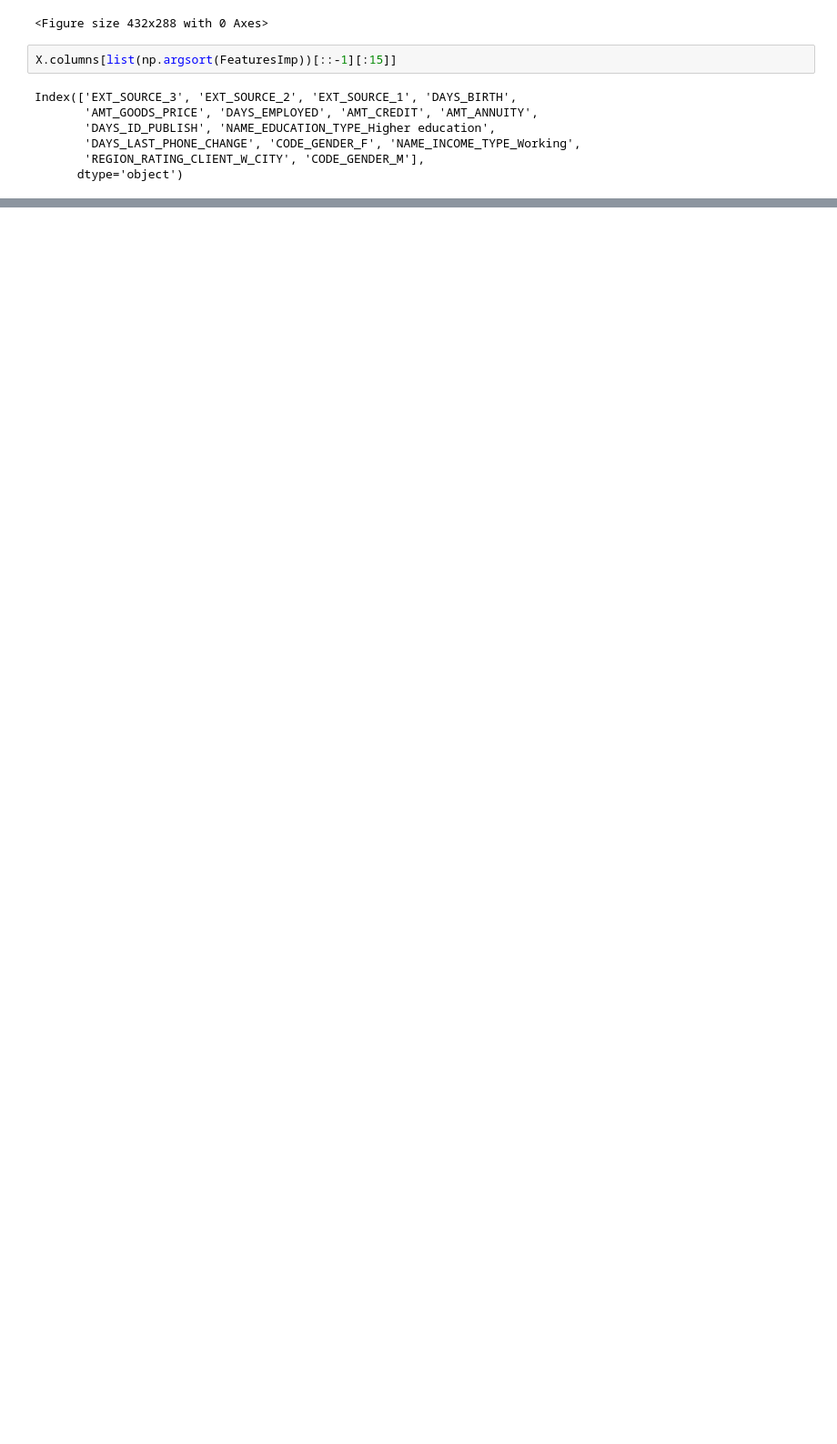
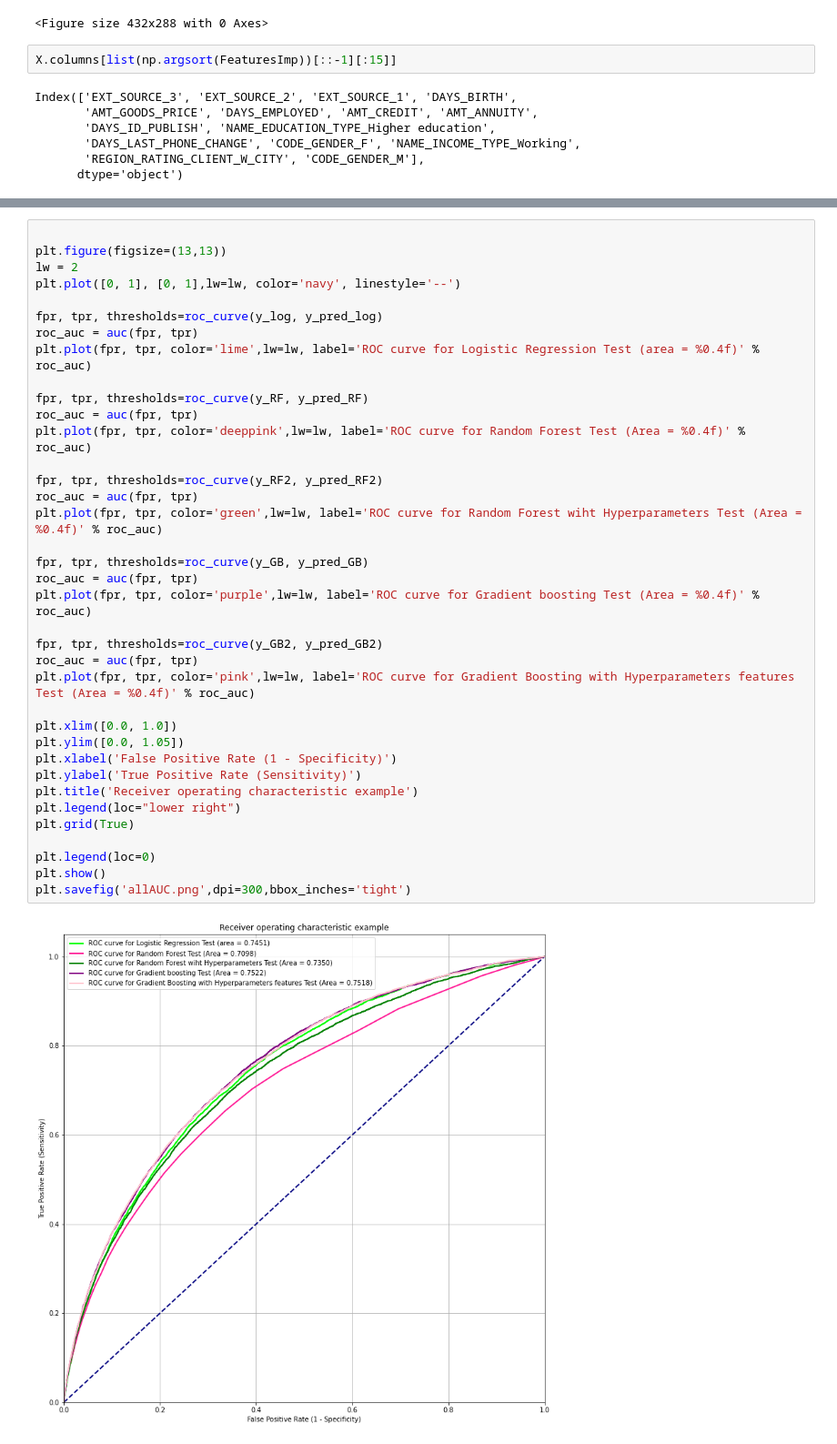
Before and after one commit to shabnami/Capstone_Project_Home_credit_dafault_risk, a Jupyter notebook: Capstone_Project_Home_Credit_Default_Risk.ipynb, the cells around one changed output, grey strips where cells are left out. Shown: that part at 91% size. Drawn from its saved outputs; the diff is of its cells as text; blank space fills up the shorter version.

```diff
--- a/Capstone_Project_Home_Credit_Default_Risk.ipynb
+++ b/Capstone_Project_Home_Credit_Default_Risk.ipynb
@@ -1103,0 +1073,39 @@ ValueError: Input contains NaN, infinity or a value too large for dtype('float32
+# %%
+
+plt.figure(figsize=(13,13))
+lw = 2
+plt.plot([0, 1], [0, 1],lw=lw, color='navy', linestyle='--')
+
+fpr, tpr, thresholds=roc_curve(y_log, y_pred_log)
+roc_auc = auc(fpr, tpr)
+plt.plot(fpr, tpr, color='lime',lw=lw, label='ROC curve for Logistic Regression Test (area = %0.4f)' % roc_auc)
+
+fpr, tpr, thresholds=roc_curve(y_RF, y_pred_RF)
+roc_auc = auc(fpr, tpr)
+plt.plot(fpr, tpr, color='deeppink',lw=lw, label='ROC curve for Random Forest Test (Area = %0.4f)' % roc_auc)
+
+fpr, tpr, thresholds=roc_curve(y_RF2, y_pred_RF2)
+roc_auc = auc(fpr, tpr)
+plt.plot(fpr, tpr, color='green',lw=lw, label='ROC curve for Random Forest wiht Hyperparameters Test (Area = %0.4f)' % roc_auc)
+
+fpr, tpr, thresholds=roc_curve(y_GB, y_pred_GB)
+roc_auc = auc(fpr, tpr)
+plt.plot(fpr, tpr, color='purple',lw=lw, label='ROC curve for Gradient boosting Test (Area = %0.4f)' % roc_auc)
+
+fpr, tpr, thresholds=roc_curve(y_GB2, y_pred_GB2)
+roc_auc = auc(fpr, tpr)
+plt.plot(fpr, tpr, color='pink',lw=lw, label='ROC curve for Gradient Boosting with Hyperparameters features Test (Area = %0.4f)' % roc_auc)
+
+plt.xlim([0.0, 1.0])
+plt.ylim([0.0, 1.05])
+plt.xlabel('False Positive Rate (1 - Specificity)')
+plt.ylabel('True Positive Rate (Sensitivity)')
+plt.title('Receiver operating characteristic example')
+plt.legend(loc="lower right")
+plt.grid(True)
+
+plt.legend(loc=0)
+plt.show()
+plt.savefig('allAUC.png',dpi=300,bbox_inches='tight')
+# %% [output]
+[figure, added]
```
Also changed, not shown: parts of 4 cells of this notebook.
